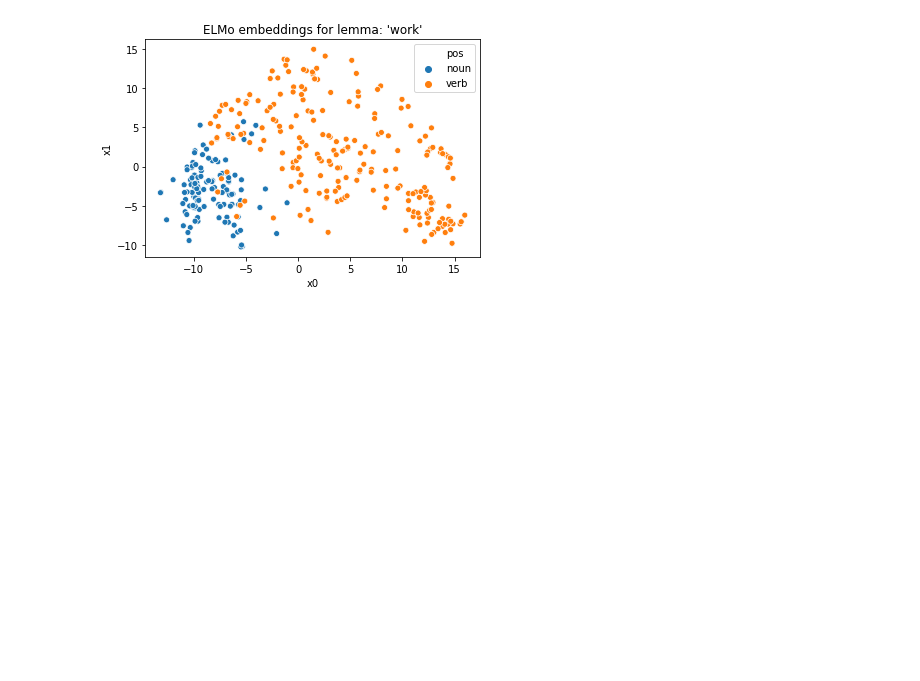
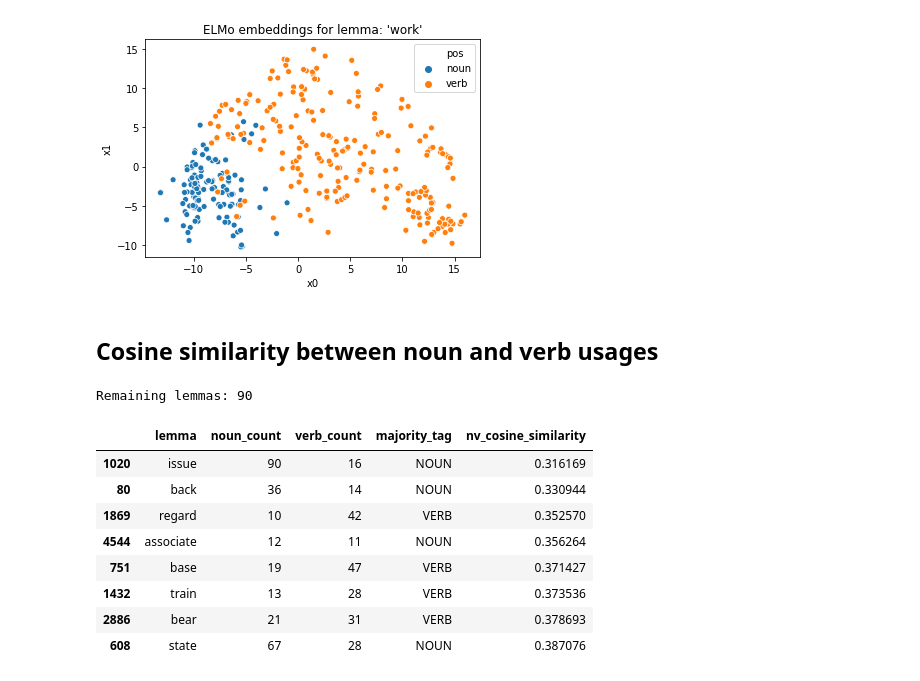
Before and after one commit to SPOClab-ca/word-class-flexibility, a Jupyter notebook: notebooks/ELMo.ipynb, the cells around one changed output. Saved outputs shown, nothing was run; the diff lists cells and outputs as text; code cells hidden in the pictures; blank space fills up the shorter version.

```diff
--- a/notebooks/ELMo.ipynb
+++ b/notebooks/ELMo.ipynb
@@ -81,3 +86,14 @@ plot.set(title="ELMo embeddings for lemma: '%s'" % FIXED_LEMMA)
 plt.show()
 # %% [output]
 [figure]
+# %% [markdown]
+## Cosine similarity between noun and verb usages
+# %%
+lemma_count_df = ud.get_per_lemma_stats()
+
+# Filter: must have at least [x] noun and [x] verb usages
+lemma_count_df = lemma_count_df[(lemma_count_df['noun_count'] >= 10) & (lemma_count_df['verb_count'] >= 10)]
+lemma_count_df = lemma_count_df.sort_values('total_count', ascending=False)
+print('Remaining lemmas:', len(lemma_count_df))
+# %% [output]
+Remaining lemmas: 90
@@ -83,0 +110,13 @@ plt.show()
+# %%
+lemma_count_df[['lemma', 'noun_count', 'verb_count', 'majority_tag', 'nv_cosine_similarity']] \
+  .sort_values('nv_cosine_similarity').head(8)
+# %% [output]
+|  | lemma | noun_count | verb_count | majority_tag | nv_cosine_similarity |
+| 1020 | issue | 90 | 16 | NOUN | 0.316169 |
+| 80 | back | 36 | 14 | NOUN | 0.330944 |
+| 1869 | regard | 10 | 42 | VERB | 0.352570 |
+| 4544 | associate | 12 | 11 | NOUN | 0.356264 |
+| 751 | base | 19 | 47 | VERB | 0.371427 |
+| 1432 | train | 13 | 28 | VERB | 0.373536 |
+| 2886 | bear | 21 | 31 | VERB | 0.378693 |
+| 608 | state | 67 | 28 | NOUN | 0.387076 |
```
Also changed, not shown: parts of 7 cells of this notebook, 1 other file.
